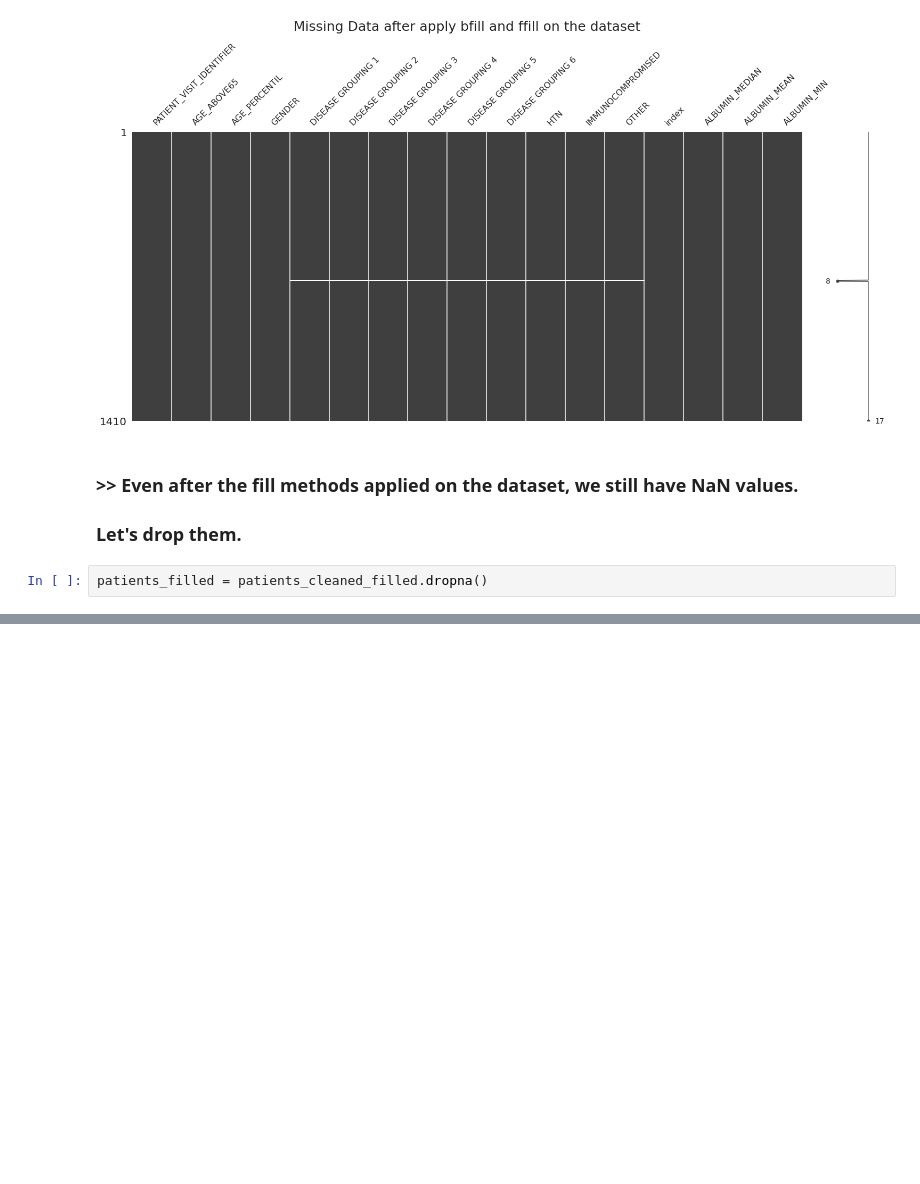
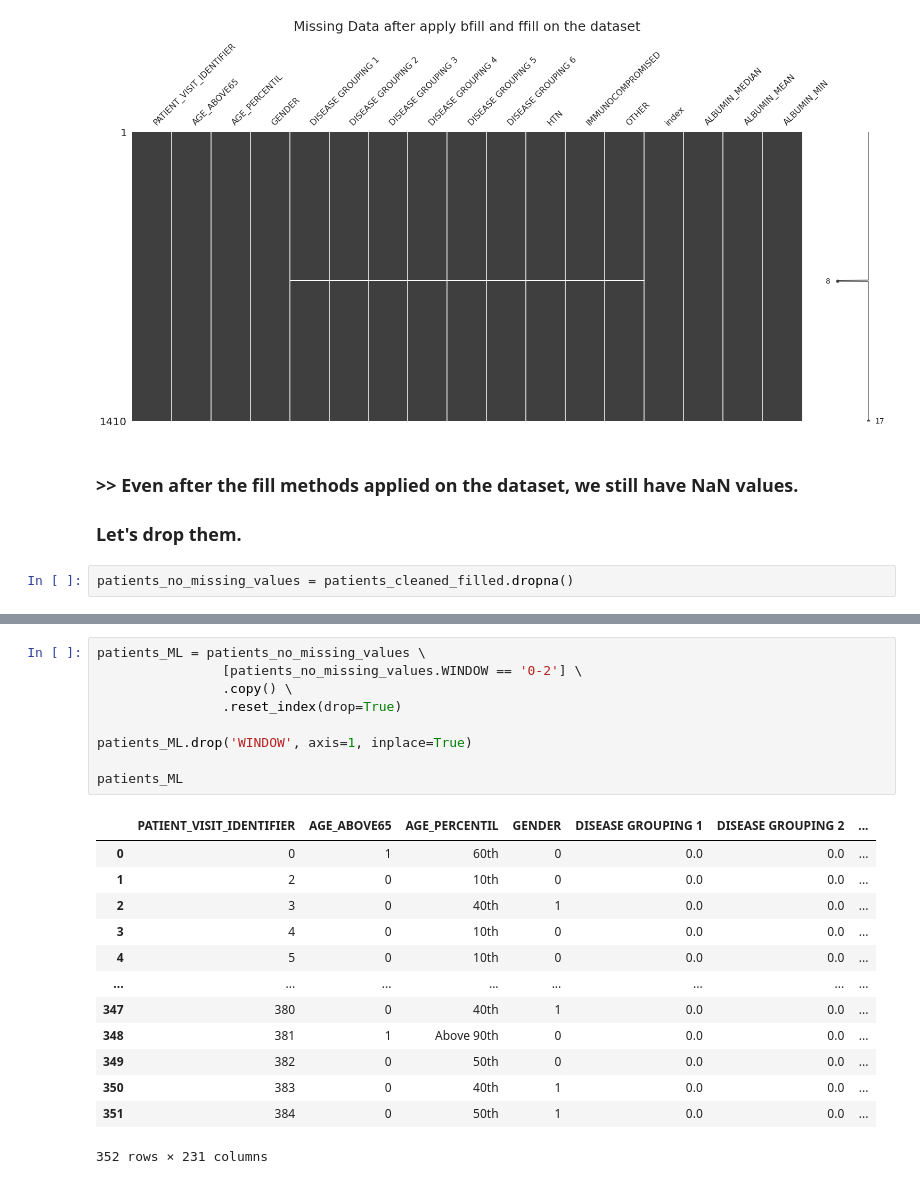
Before and after one commit to gabrielatrindade/alura-bootcamp, a Jupyter notebook: module6/project/Sirio-Libanes_kaggle_Final_Project.ipynb, the cells around one changed output, grey strips where cells are left out. Saved outputs shown, nothing was run; the diff lists cells and outputs as text; blank space fills up the shorter version.

Commit message:
module6: final project:
Choosing which window will train the model: window 0-2
Filtering rows with window equals 0-2
Creating a Profile Report

```diff
--- a/module6/project/Sirio-Libanes_kaggle_Final_Project.ipynb
+++ b/module6/project/Sirio-Libanes_kaggle_Final_Project.ipynb
@@ -487,6 +499,6 @@ plt.title('Missing Data after apply bfill and ffill on the dataset',
 
 ### Let's drop them.
 # %%
-patients_filled = patients_cleaned_filled.dropna()
+patients_no_missing_values = patients_cleaned_filled.dropna()
 # %%
 for i in range(0, 231, 50):
@@ -505,0 +534,23 @@ for i in range(0, 231, 50):
+# %%
+patients_ML = patients_no_missing_values \
+                [patients_no_missing_values.WINDOW == '0-2'] \
+                .copy() \
+                .reset_index(drop=True)
+
+patients_ML.drop('WINDOW', axis=1, inplace=True)
+
+patients_ML
+# %% [output]
+|  | PATIENT_VISIT_IDENTIFIER | AGE_ABOVE65 | AGE_PERCENTIL | GENDER | DISEASE GROUPING 1 | DISEASE GROUPING 2 | ... |
+| 0 | 0 | 1 | 60th | 0 | 0.0 | 0.0 | ... |
+| 1 | 2 | 0 | 10th | 0 | 0.0 | 0.0 | ... |
+| 2 | 3 | 0 | 40th | 1 | 0.0 | 0.0 | ... |
+| 3 | 4 | 0 | 10th | 0 | 0.0 | 0.0 | ... |
+| 4 | 5 | 0 | 10th | 0 | 0.0 | 0.0 | ... |
+| ... | ... | ... | ... | ... | ... | ... | ... |
+| 347 | 380 | 0 | 40th | 1 | 0.0 | 0.0 | ... |
+| 348 | 381 | 1 | Above 90th | 0 | 0.0 | 0.0 | ... |
+| 349 | 382 | 0 | 50th | 0 | 0.0 | 0.0 | ... |
+| 350 | 383 | 0 | 40th | 1 | 0.0 | 0.0 | ... |
+| 351 | 384 | 0 | 50th | 1 | 0.0 | 0.0 | ... |
+352 rows × 231 columns
```
Also changed, not shown: parts of 13 cells of this notebook.
